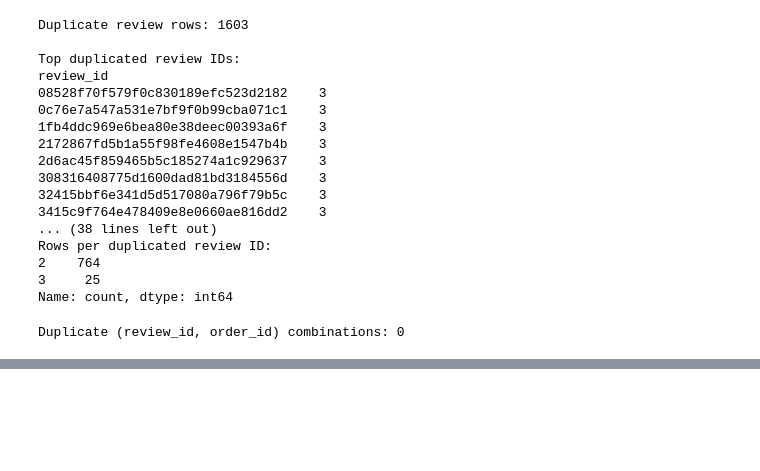
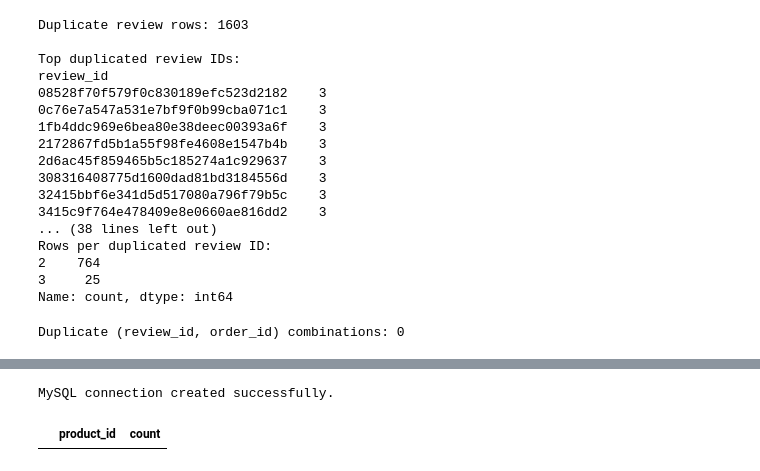
Before and after one commit to Vikash916692/AI-Powered-Sales-Intelligence-Platform, a Jupyter notebook: Notebook/1-dataexplore.ipynb, the cells around one changed output, grey strips where cells are left out. Saved outputs shown, nothing was run; the diff lists cells and outputs as text; code cells hidden in the pictures; blank space fills up the shorter version.

```diff
--- a/Notebook/1-dataexplore.ipynb
+++ b/Notebook/1-dataexplore.ipynb
@@ -466,0 +491,22 @@ Duplicate (review_id, order_id) combinations: 0
+# %%
+import os
+
+os.chdir("..")
+
+from src.ingestion.database import get_engine
+
+engine = get_engine()
+
+
+print("MySQL connection created successfully.")
+query = """
+SELECT product_id, COUNT(*) AS count
+FROM stg_products
+GROUP BY product_id
+HAVING COUNT(*) > 1;
+"""
+
+pd.read_sql(query, engine)
+# %% [output]
+MySQL connection created successfully.
+|  | product_id | count |
```
Also changed, not shown: parts of 4 cells of this notebook, 8 other files.
